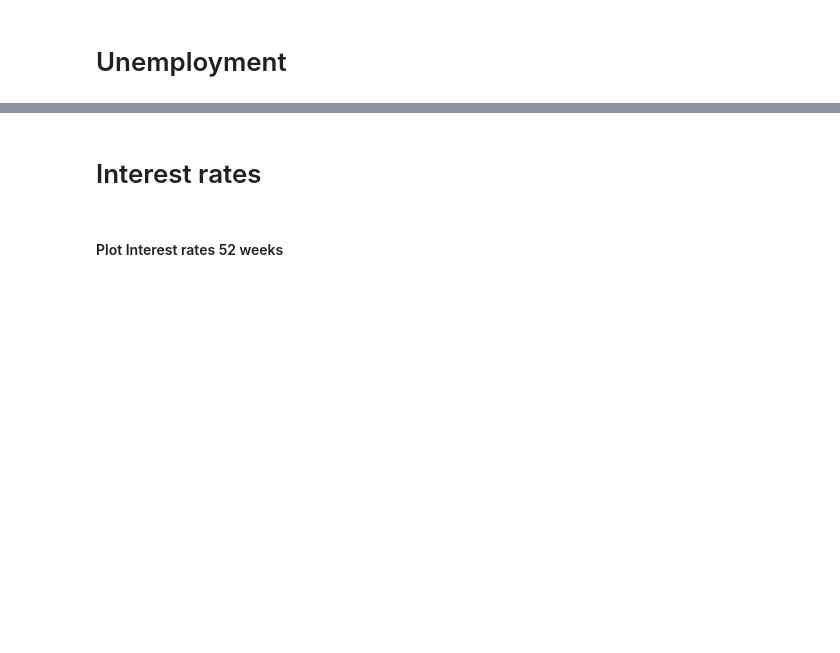
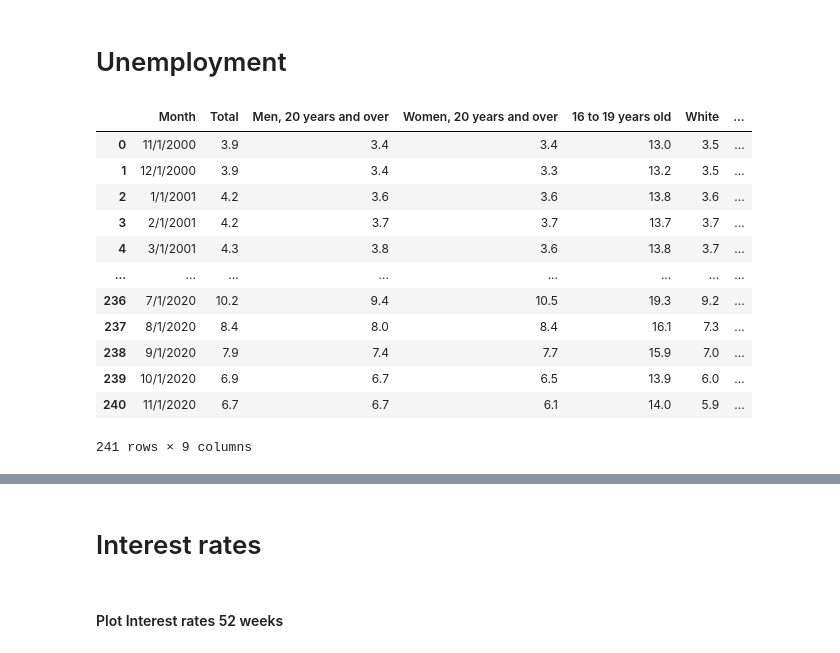
Before and after one commit to danawoodruff/Car-Sales-Analysis, a Jupyter notebook: Master_Notebook.ipynb, the cells around one changed output, grey strips where cells are left out. Drawn from its saved outputs; the diff is of its cells as text; code cells hidden in the pictures; blank space fills up the shorter version.

```diff
--- a/Master_Notebook.ipynb
+++ b/Master_Notebook.ipynb
@@ -96,5 +96,21 @@ plt.show(block=True)
 # %% [markdown]
 # Unemployment
+# %%
+UE_df
+# %% [output]
+|  | Month | Total | Men, 20 years and over | Women, 20 years and over | 16 to 19 years old | White | ... |
+| 0 | 11/1/2000 | 3.9 | 3.4 | 3.4 | 13.0 | 3.5 | ... |
+| 1 | 12/1/2000 | 3.9 | 3.4 | 3.3 | 13.2 | 3.5 | ... |
+| 2 | 1/1/2001 | 4.2 | 3.6 | 3.6 | 13.8 | 3.6 | ... |
+| 3 | 2/1/2001 | 4.2 | 3.7 | 3.7 | 13.7 | 3.7 | ... |
+| 4 | 3/1/2001 | 4.3 | 3.8 | 3.6 | 13.8 | 3.7 | ... |
+| ... | ... | ... | ... | ... | ... | ... | ... |
+| 236 | 7/1/2020 | 10.2 | 9.4 | 10.5 | 19.3 | 9.2 | ... |
+| 237 | 8/1/2020 | 8.4 | 8.0 | 8.4 | 16.1 | 7.3 | ... |
+| 238 | 9/1/2020 | 7.9 | 7.4 | 7.7 | 15.9 | 7.0 | ... |
+| 239 | 10/1/2020 | 6.9 | 6.7 | 6.5 | 13.9 | 6.0 | ... |
+| 240 | 11/1/2020 | 6.7 | 6.7 | 6.1 | 14.0 | 5.9 | ... |
+241 rows × 9 columns
 # %%
 # Remove unnecessary columns from source dataframe
 UE_data = UE_df.drop(['Men, 20 years and over','Women, 20 years and over','16 to 19 years old','White','Black or African American','Asian','Hispanic or Latino'],axis=1)
```
Also changed, not shown: parts of 6 cells of this notebook, 3 other files.
